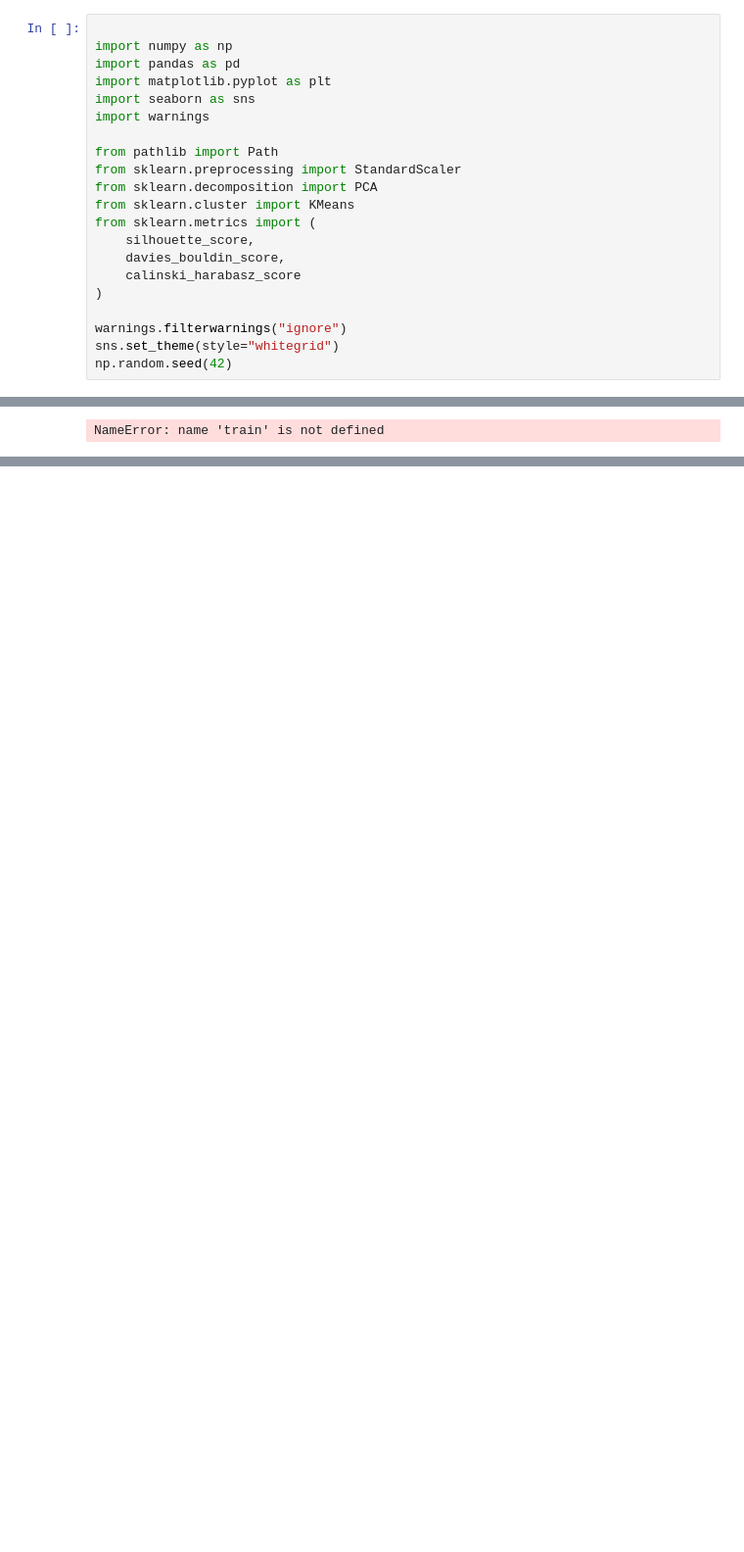
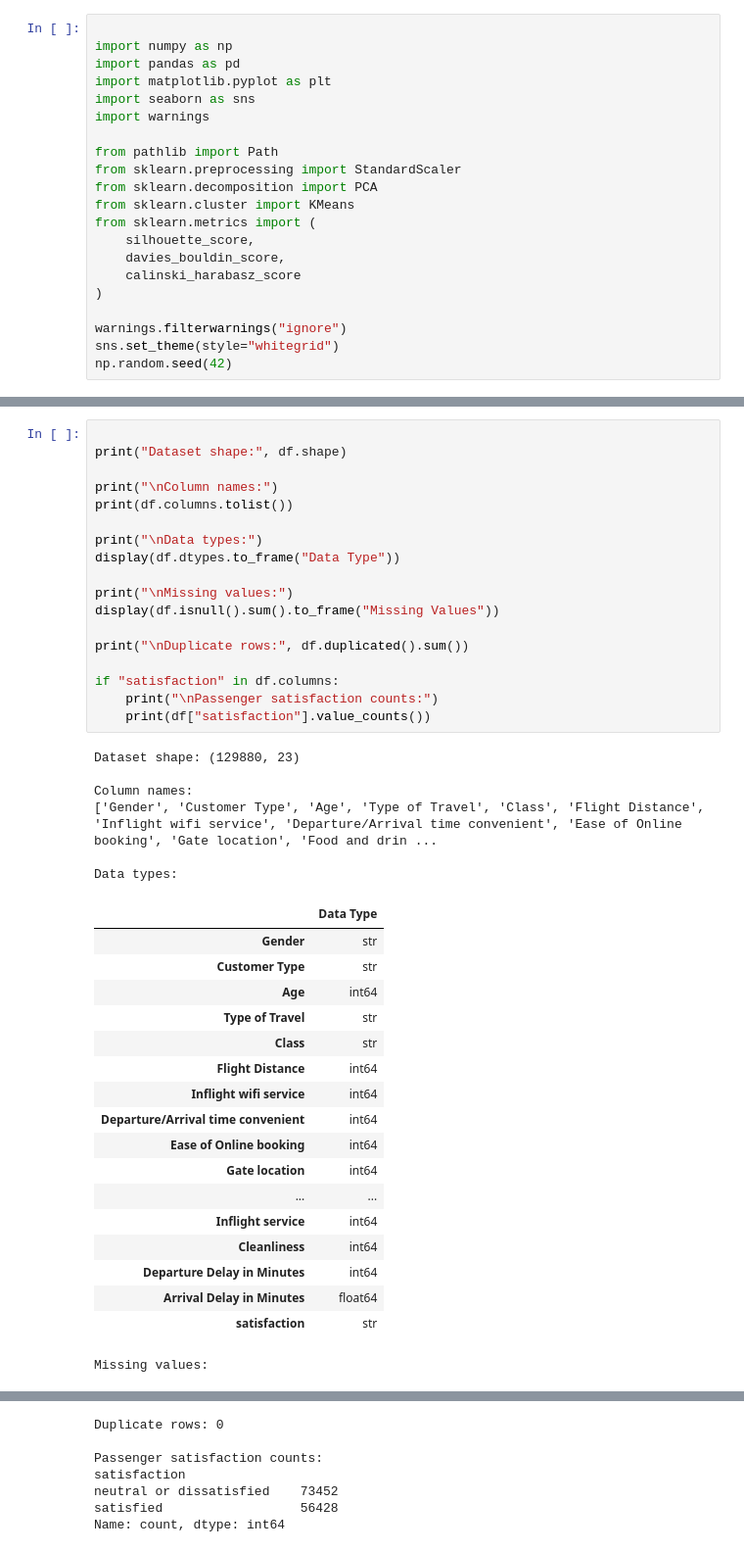
Before and after one commit to Meghana-PV/ml_caseStudy, a Jupyter notebook: notebooks/clustering.ipynb, the cells around one changed output, grey strips where cells are left out. Shown at 98% size. Drawn from its saved outputs; the diff is of its cells as text; blank space fills up the shorter version.

```diff
--- a/notebooks/clustering.ipynb
+++ b/notebooks/clustering.ipynb
@@ -47,3 +56,43 @@ SyntaxError: invalid syntax (3358562772.py, line 1)
 # %%
+
+print("Dataset shape:", df.shape)
+
+print("\nColumn names:")
+print(df.columns.tolist())
+
+print("\nData types:")
+display(df.dtypes.to_frame("Data Type"))
+
+print("\nMissing values:")
+display(df.isnull().sum().to_frame("Missing Values"))
+
+print("\nDuplicate rows:", df.duplicated().sum())
+
+if "satisfaction" in df.columns:
+    print("\nPassenger satisfaction counts:")
+    print(df["satisfaction"].value_counts())
 # %% [output]
-NameError: name 'train' is not defined
+Dataset shape: (129880, 23)
+
+Column names:
+['Gender', 'Customer Type', 'Age', 'Type of Travel', 'Class', 'Flight Distance', 'Inflight wifi service', 'Departure/Arrival time convenient', 'Ease of Online booking', 'Gate location', 'Food and drin ...
+
+Data types:
+|  | Data Type |
+| Gender | str |
+| Customer Type | str |
+| Age | int64 |
+| Type of Travel | str |
+| Class | str |
+| Flight Distance | int64 |
+| Inflight wifi service | int64 |
+| Departure/Arrival time convenient | int64 |
+| Ease of Online booking | int64 |
+| Gate location | int64 |
+| ... | ... |
+| Inflight service | int64 |
+| Cleanliness | int64 |
+| Departure Delay in Minutes | int64 |
+| Arrival Delay in Minutes | float64 |
+| satisfaction | str |
+Missing values:
@@ -49,0 +116,7 @@ NameError: name 'train' is not defined
+Duplicate rows: 0
+
+Passenger satisfaction counts:
+satisfaction
+neutral or dissatisfied    73452
+satisfied                  56428
+Name: count, dtype: int64
```
Also changed, not shown: parts of 4 cells of this notebook.
